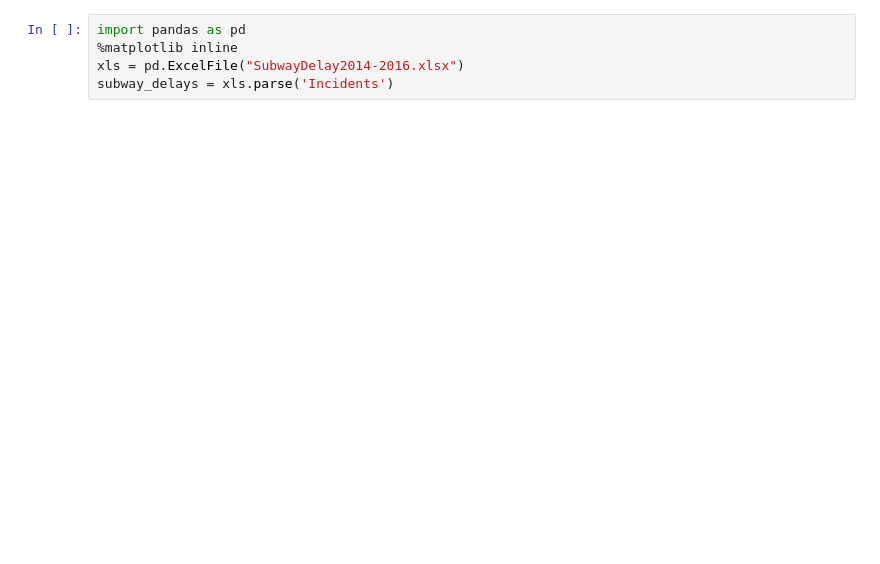
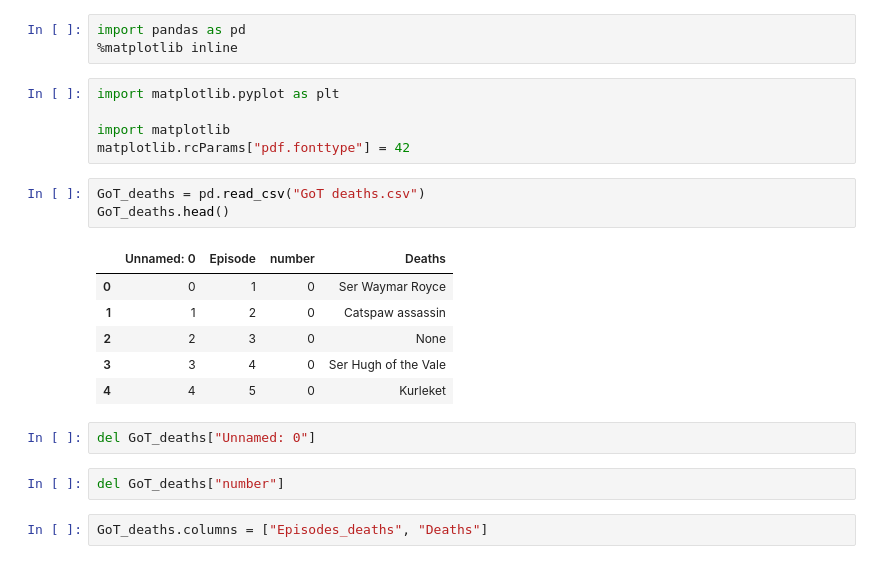
Before and after one commit to JulienAssouline/data-studios-projects, a Jupyter notebook: code/Project_4/Untitled.ipynb, the cells around one changed output. Saved outputs shown, nothing was run; the diff lists cells and outputs as text; blank space fills up the shorter version.

```diff
--- a/code/Project_4/Untitled.ipynb
+++ b/code/Project_4/Untitled.ipynb
@@ -1,6 +1,25 @@
 # %%
 import pandas as pd
 %matplotlib inline
-xls = pd.ExcelFile("SubwayDelay2014-2016.xlsx")
-subway_delays = xls.parse('Incidents')
+# %%
+import matplotlib.pyplot as plt
+
+import matplotlib
+matplotlib.rcParams["pdf.fonttype"] = 42
+# %%
+GoT_deaths = pd.read_csv("GoT deaths.csv")
+GoT_deaths.head()
+# %% [output]
+|  | Unnamed: 0 | Episode | number | Deaths |
+| 0 | 0 | 1 | 0 | Ser Waymar Royce |
+| 1 | 1 | 2 | 0 | Catspaw assassin |
+| 2 | 2 | 3 | 0 | None |
+| 3 | 3 | 4 | 0 | Ser Hugh of the Vale |
+| 4 | 4 | 5 | 0 | Kurleket |
+# %%
+del GoT_deaths["Unnamed: 0"]
+# %%
+del GoT_deaths["number"]
+# %%
+GoT_deaths.columns = ["Episodes_deaths", "Deaths"]
 # %%
```
Also changed, not shown: parts of 28 cells of this notebook, 11 other files.
